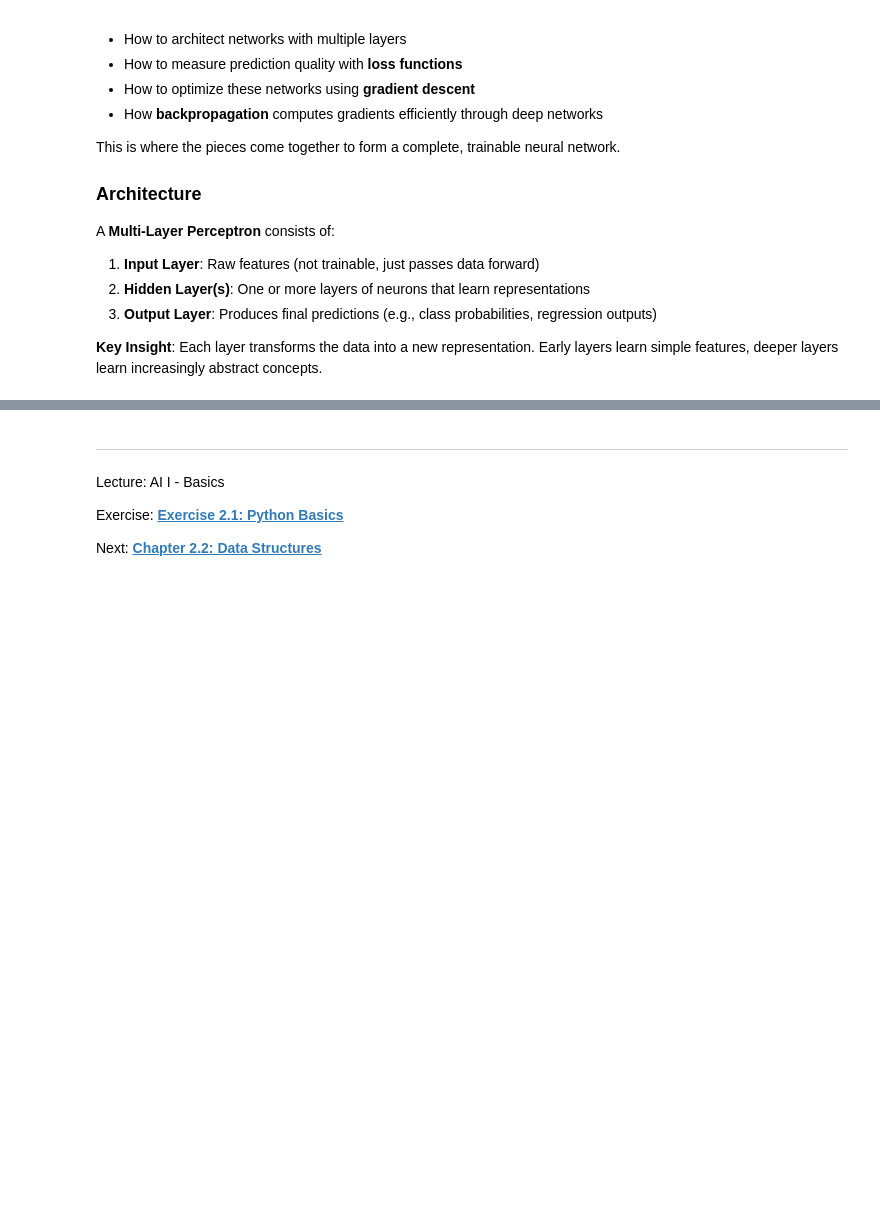
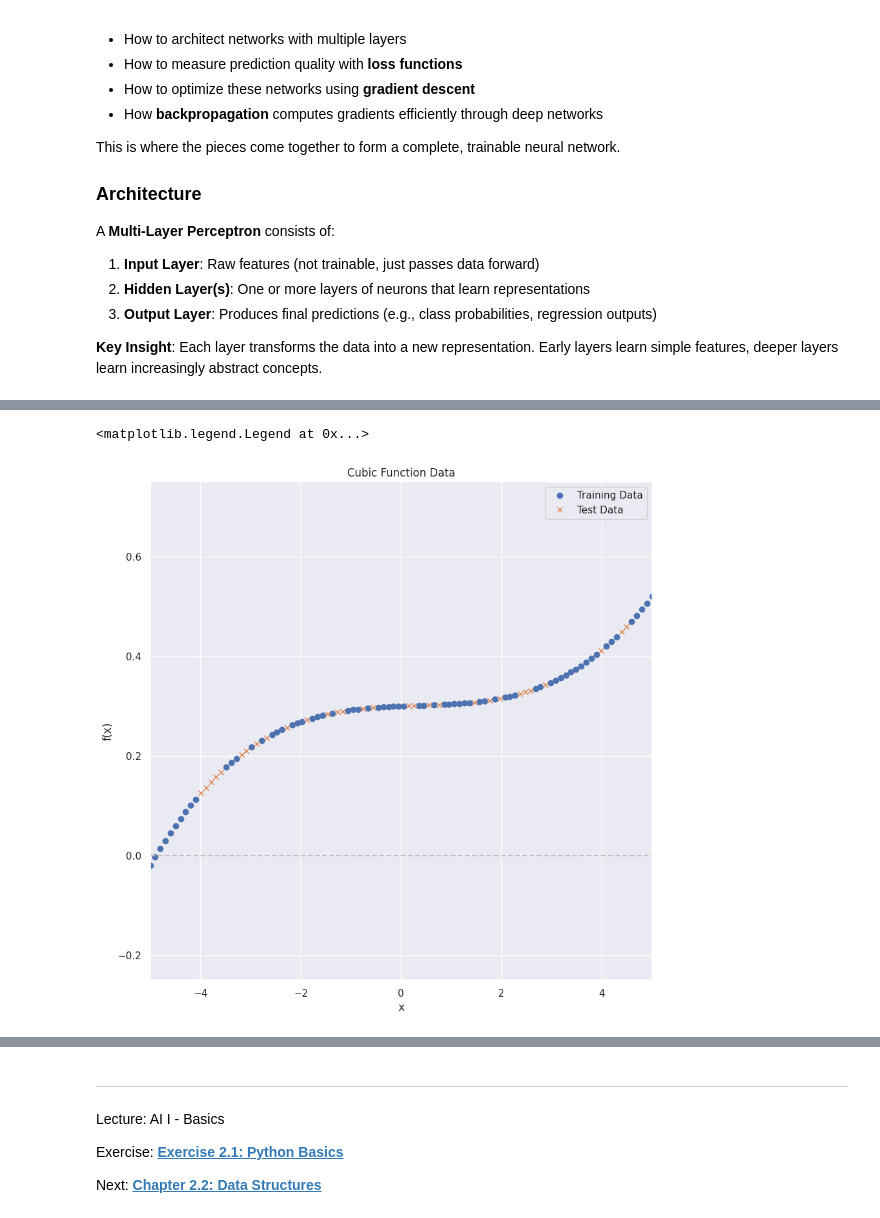
Before and after one commit to iLuckyW/lecture-ai-advanced, a Jupyter notebook: chapter/01_basics/01_mlp.ipynb, the cells around one changed output, grey strips where cells are left out. Saved outputs shown, nothing was run; the diff lists cells and outputs as text; code cells hidden in the pictures; blank space fills up the shorter version.

```diff
--- a/chapter/01_basics/01_mlp.ipynb
+++ b/chapter/01_basics/01_mlp.ipynb
@@ -374,0 +383,25 @@ $$\mathcal{L}_{\text{CE}} = -\log(\hat{y}_{\text{true class}})$$
+# %%
+def f(x):
+    return 0.002*(x**3-x**2+2*x)+0.3
+
+xs = torch.linspace(-5,5, 100)
+ys = f(xs)
+
+ids = torch.arange(len(xs))
+train_ids = torch.randperm(len(xs))[:70]
+test_ids = ~torch.isin(ids, train_ids)
+x_train = xs[train_ids]
+y_train = ys[train_ids]
+x_test = xs[test_ids]
+y_test = ys[test_ids]
+
+
+fig, ax = plt.subplots(figsize=(10, 10))
+ax.plot(x_train, y_train, 'o', label='Training Data')
+ax.plot(x_test, y_test, 'x', label='Test Data')
+ax.axhline(0, color="0.75", linestyle="--")
+ax.set(ylabel='f(x)', xlabel='x', title="Cubic Function Data", xlim=(-5, 5), ylim=(-0.25, 0.75))
+ax.legend()
+# %% [output]
+<matplotlib.legend.Legend at 0x...>
+[figure, added]
```
Also changed, not shown: parts of 3 cells of this notebook.
